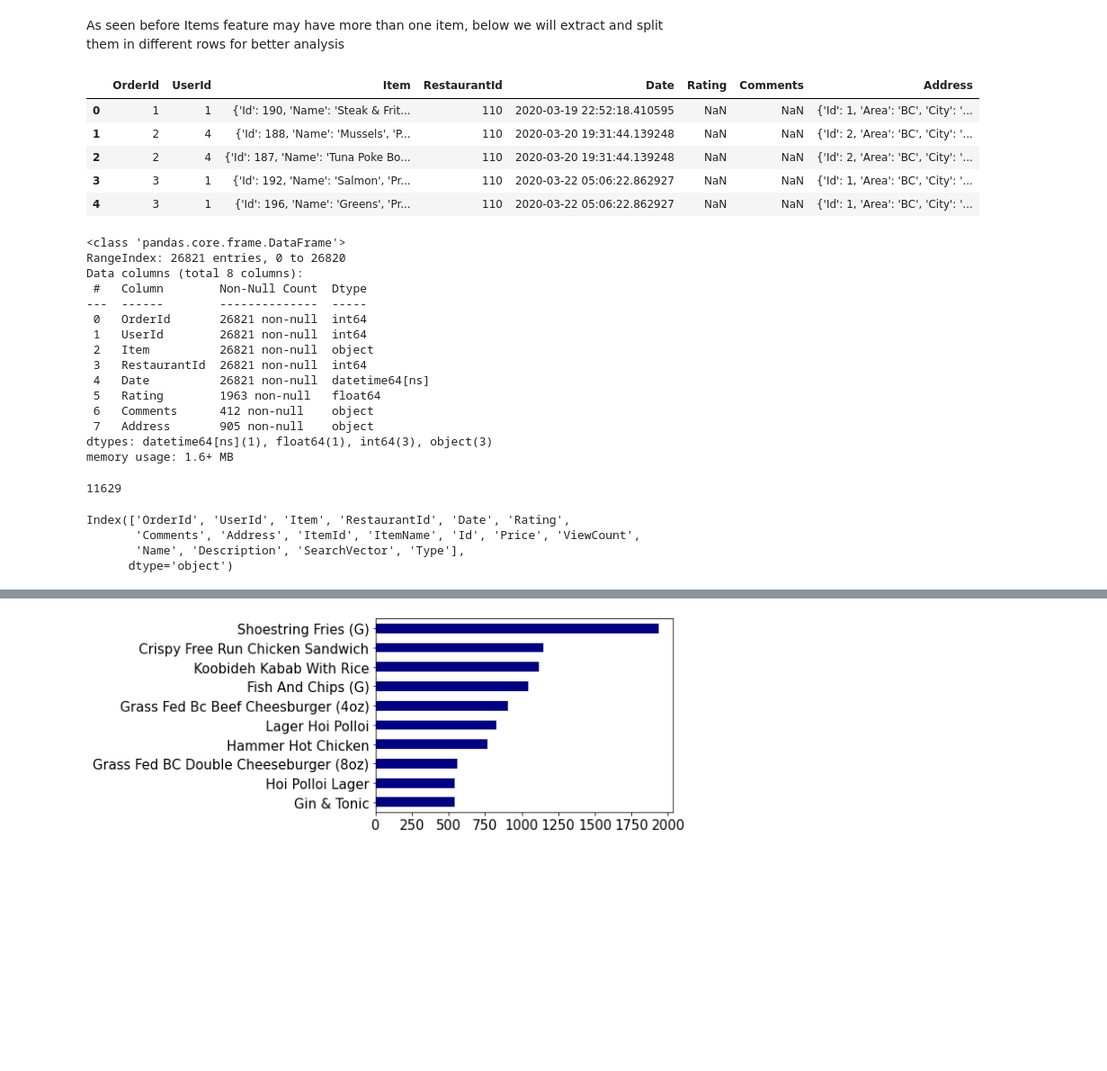
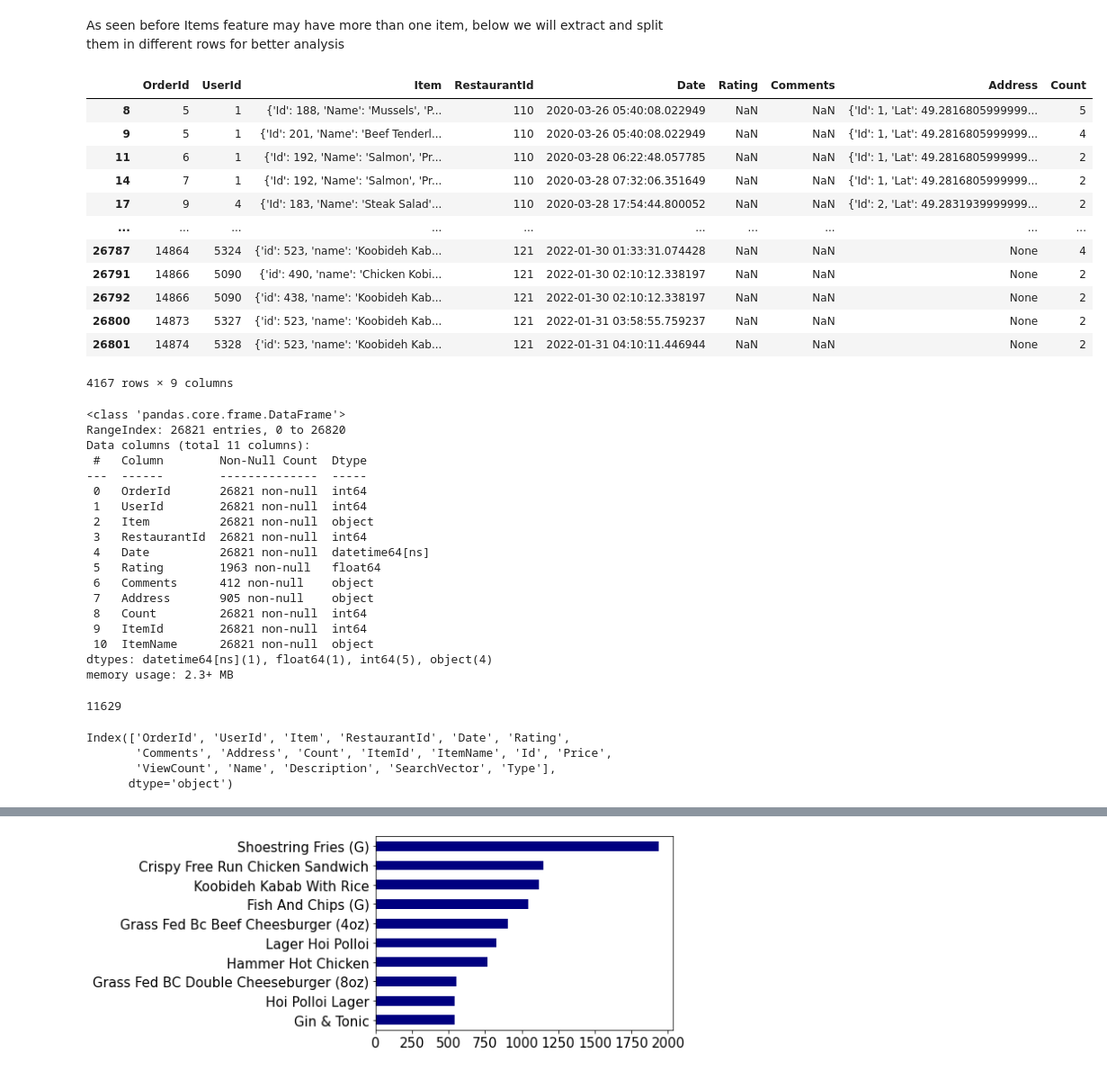
Before and after one commit to nakisa84/personalized-food-recommendation, a Jupyter notebook: notebooks/recommedation.ipynb, the cells around one changed output, grey strips where cells are left out. Shown at 90% size. Drawn from its saved outputs; the diff is of its cells as text; code cells hidden in the pictures; blank space fills up the shorter version.

```diff
--- a/notebooks/recommedation.ipynb
+++ b/notebooks/recommedation.ipynb
@@ -605,22 +639,29 @@ As seen before Items feature may have more than one item, below we will extract
 # %%
 data_list = library.utils.extract_items(order_feedback)
 # %%
-orders_user_feedback =  pd.DataFrame(data_list, columns =['OrderId','UserId','Item','RestaurantId','Date','Rating','Comments','Address'])
+orders_user_feedback =  pd.DataFrame(data_list, columns =['OrderId','UserId','Item','RestaurantId','Date','Rating','Comments','Address','Count'])
 # %%
-orders_user_feedback.head()
+orders_user_feedback[orders_user_feedback.Count > 1]
 # %% [output]
-|  | OrderId | UserId | Item | RestaurantId | Date | Rating | Comments | Address |
-| 0 | 1 | 1 | {'Id': 190, 'Name': 'Steak & Frit... | 110 | 2020-03-19 22:52:18.410595 | NaN | NaN | {'Id': 1, 'Area': 'BC', 'City': '... |
-| 1 | 2 | 4 | {'Id': 188, 'Name': 'Mussels', 'P... | 110 | 2020-03-20 19:31:44.139248 | NaN | NaN | {'Id': 2, 'Area': 'BC', 'City': '... |
-| 2 | 2 | 4 | {'Id': 187, 'Name': 'Tuna Poke Bo... | 110 | 2020-03-20 19:31:44.139248 | NaN | NaN | {'Id': 2, 'Area': 'BC', 'City': '... |
-| 3 | 3 | 1 | {'Id': 192, 'Name': 'Salmon', 'Pr... | 110 | 2020-03-22 05:06:22.862927 | NaN | NaN | {'Id': 1, 'Area': 'BC', 'City': '... |
-| 4 | 3 | 1 | {'Id': 196, 'Name': 'Greens', 'Pr... | 110 | 2020-03-22 05:06:22.862927 | NaN | NaN | {'Id': 1, 'Area': 'BC', 'City': '... |
+|  | OrderId | UserId | Item | RestaurantId | Date | Rating | Comments | Address | Count |
+| 8 | 5 | 1 | {'Id': 188, 'Name': 'Mussels', 'P... | 110 | 2020-03-26 05:40:08.022949 | NaN | NaN | {'Id': 1, 'Lat': 49.2816805999999... | 5 |
+| 9 | 5 | 1 | {'Id': 201, 'Name': 'Beef Tenderl... | 110 | 2020-03-26 05:40:08.022949 | NaN | NaN | {'Id': 1, 'Lat': 49.2816805999999... | 4 |
+| 11 | 6 | 1 | {'Id': 192, 'Name': 'Salmon', 'Pr... | 110 | 2020-03-28 06:22:48.057785 | NaN | NaN | {'Id': 1, 'Lat': 49.2816805999999... | 2 |
+| 14 | 7 | 1 | {'Id': 192, 'Name': 'Salmon', 'Pr... | 110 | 2020-03-28 07:32:06.351649 | NaN | NaN | {'Id': 1, 'Lat': 49.2816805999999... | 2 |
+| 17 | 9 | 4 | {'Id': 183, 'Name': 'Steak Salad'... | 110 | 2020-03-28 17:54:44.800052 | NaN | NaN | {'Id': 2, 'Lat': 49.2831939999999... | 2 |
+| ... | ... | ... | ... | ... | ... | ... | ... | ... | ... |
+| 26787 | 14864 | 5324 | {'id': 523, 'name': 'Koobideh Kab... | 121 | 2022-01-30 01:33:31.074428 | NaN | NaN | None | 4 |
+| 26791 | 14866 | 5090 | {'id': 490, 'name': 'Chicken Kobi... | 121 | 2022-01-30 02:10:12.338197 | NaN | NaN | None | 2 |
+| 26792 | 14866 | 5090 | {'id': 438, 'name': 'Koobideh Kab... | 121 | 2022-01-30 02:10:12.338197 | NaN | NaN | None | 2 |
+| 26800 | 14873 | 5327 | {'id': 523, 'name': 'Koobideh Kab... | 121 | 2022-01-31 03:58:55.759237 | NaN | NaN | None | 2 |
+| 26801 | 14874 | 5328 | {'id': 523, 'name': 'Koobideh Kab... | 121 | 2022-01-31 04:10:11.446944 | NaN | NaN | None | 2 |
+4167 rows × 9 columns
 # %%
 orders_user_feedback.info()
 # %% [output]
 <class 'pandas.core.frame.DataFrame'>
 RangeIndex: 26821 entries, 0 to 26820
-Data columns (total 8 columns):
+Data columns (total 11 columns):
  #   Column        Non-Null Count  Dtype
 ---  ------        --------------  -----
  0   OrderId       26821 non-null  int64
@@ -631,8 +672,11 @@ Data columns (total 8 columns):
  5   Rating        1963 non-null   float64
  6   Comments      412 non-null    object
  7   Address       905 non-null    object
-dtypes: datetime64[ns](1), float64(1), int64(3), object(3)
-memory usage: 1.6+ MB
+ 8   Count         26821 non-null  int64
+ 9   ItemId        26821 non-null  int64
+ 10  ItemName      26821 non-null  object
+dtypes: datetime64[ns](1), float64(1), int64(5), object(4)
+memory usage: 2.3+ MB
 # %%
 orders_user_feedback.OrderId.nunique()
 # %% [output]
@@ -646,7 +690,7 @@ full_data =  pd.merge(orders_user_feedback,itemsInfo_df , left_on= 'ItemId', rig
 full_data.columns
 # %% [output]
 Index(['OrderId', 'UserId', 'Item', 'RestaurantId', 'Date', 'Rating',
-       'Comments', 'Address', 'ItemId', 'ItemName', 'Id', 'Price', 'ViewCount',
-       'Name', 'Description', 'SearchVector', 'Type'],
+       'Comments', 'Address', 'Count', 'ItemId', 'ItemName', 'Id', 'Price',
+       'ViewCount', 'Name', 'Description', 'SearchVector', 'Type'],
       dtype='object')
 # %%
```
Also changed, not shown: parts of 23 cells of this notebook, 5 other files.
